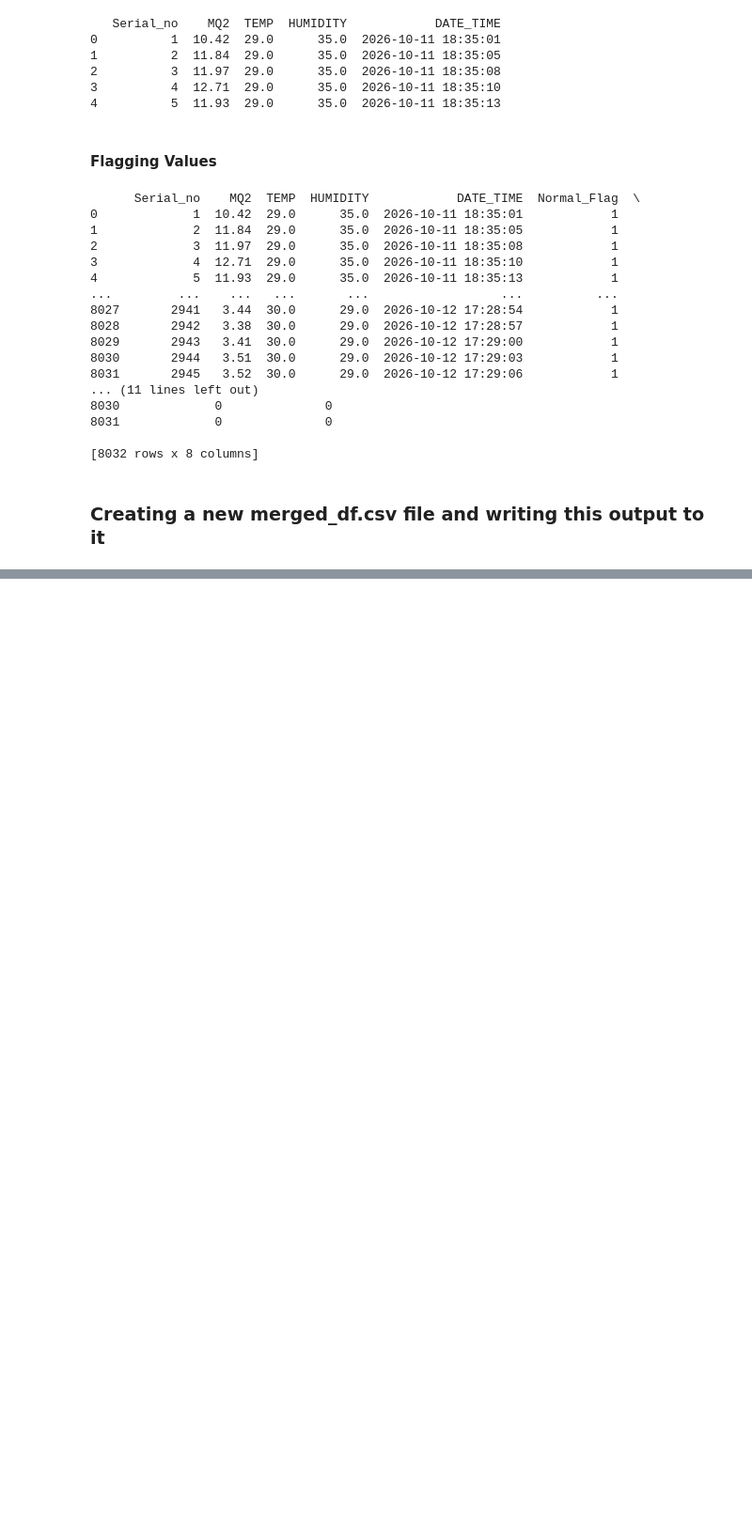
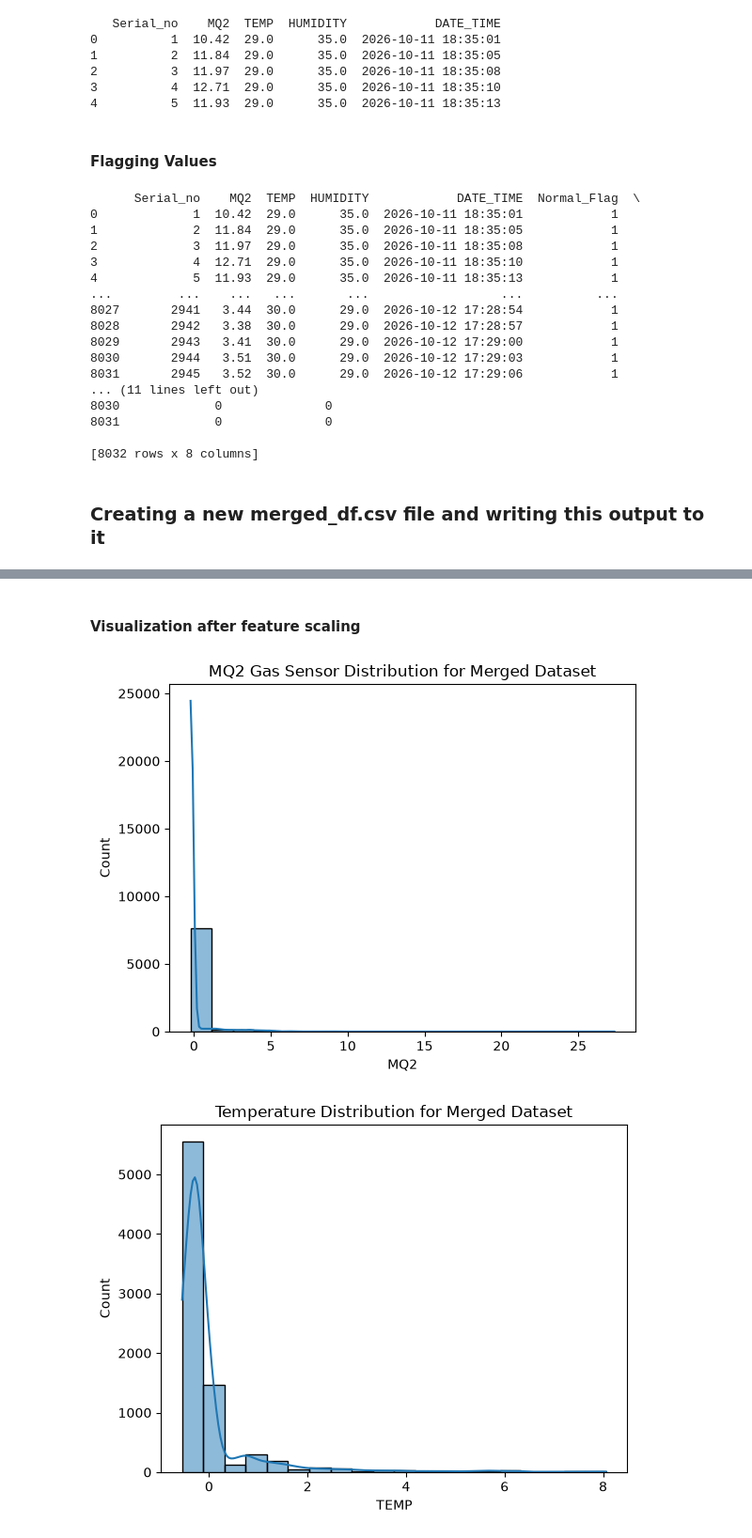
Before and after one commit to Gas-Sensor-Project-BitsCS/Gas_Leak_Data_Analysis_ML, a Jupyter notebook: DA_ML/DataModel.ipynb, the cells around one changed output, grey strips where cells are left out. Shown at 94% size. Saved outputs shown, nothing was run; the diff lists cells and outputs as text; code cells hidden in the pictures; blank space fills up the shorter version.

```diff
--- a/DA_ML/DataModel.ipynb
+++ b/DA_ML/DataModel.ipynb
@@ -58,0 +159,10 @@ merged_df.to_csv("merged_df.csv", index=False)
+# %%
+#standard scalar is used to scale the data to have a mean of 0 and a standard deviation of 1. This is important for many machine learning algorithms that are sensitive to the scale of input features.
+#it is z-score = (x - mean) / standard_deviation  normalization, which transforms the data into a standard normal distribution.
+#like a value  of +1.5 means that the value is 1.5 standard deviations above the mean, while a value of -2.0 indicates that the value is 2 standard deviations below the mean.
+#values lie between -3 and +3
+from sklearn.preprocessing import StandardScaler
+cols_to_scale = ['MQ2', 'TEMP', 'HUMIDITY']
+scaler = StandardScaler()
+df_merged[cols_to_scale] = scaler.fit_transform(df_merged[cols_to_scale])
+print(df_merged.head())
@@ -58,0 +183,21 @@ merged_df.to_csv("merged_df.csv", index=False)
+# %% [markdown]
+#### Visualization after feature scaling
+# %%
+
+sns.histplot(data=df_merged, x='MQ2', bins=20, kde=True)
+
+plt.title('MQ2 Gas Sensor Distribution for Merged Dataset')
+plt.show()
+
+sns.histplot(data=df_merged, x='TEMP', bins=20, kde=True)
+
+plt.title('Temperature Distribution for Merged Dataset')
+plt.show()
+
+sns.histplot(data=df_merged, x='HUMIDITY', bins=20, kde=True)
+
+plt.title('Humidity Distribution for Merged Dataset')
+plt.show()
+# %% [output]
+[figure, added]
+[figure, added]
```
Also changed, not shown: parts of 20 cells of this notebook, 1 other file.
